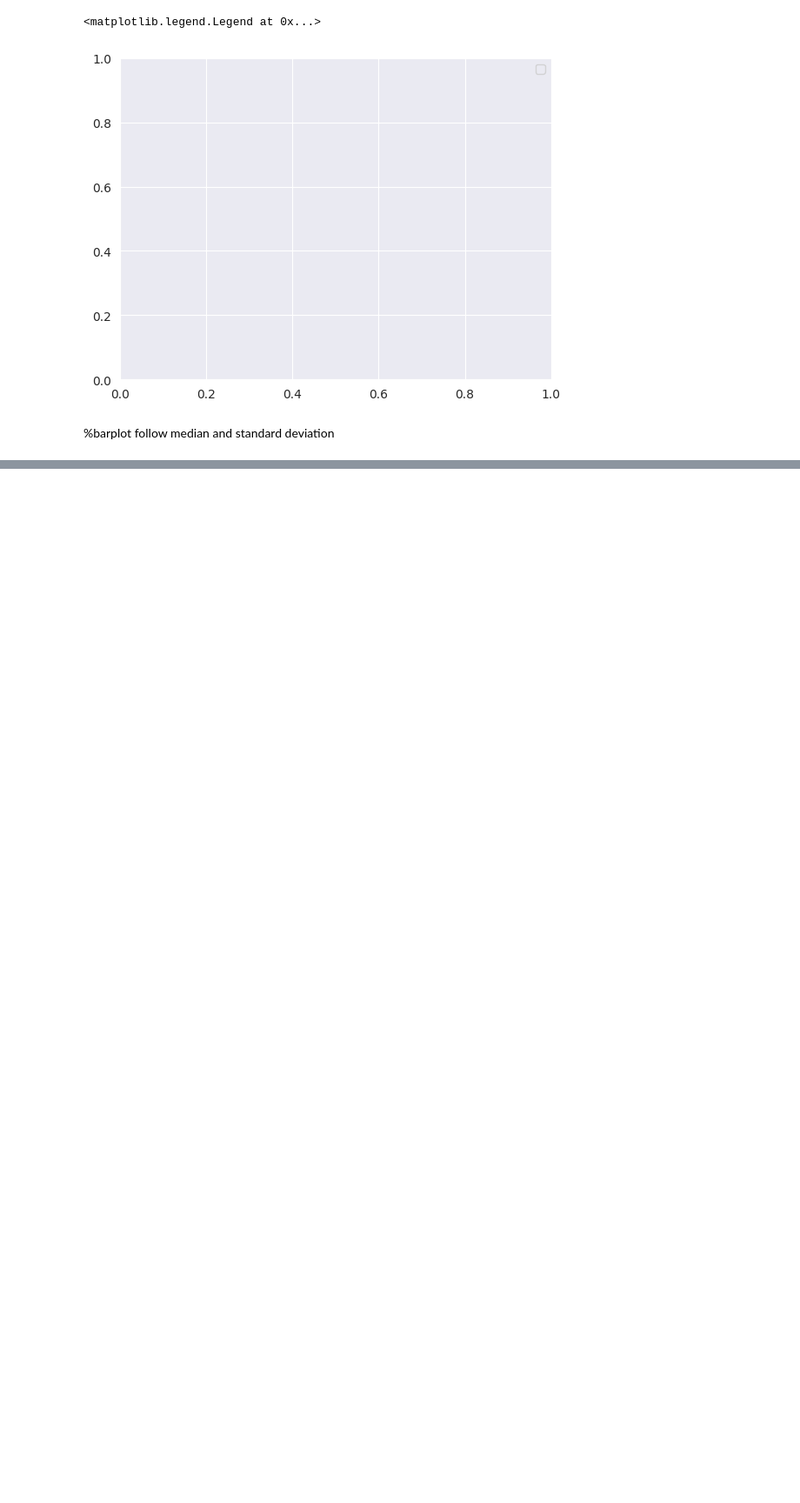
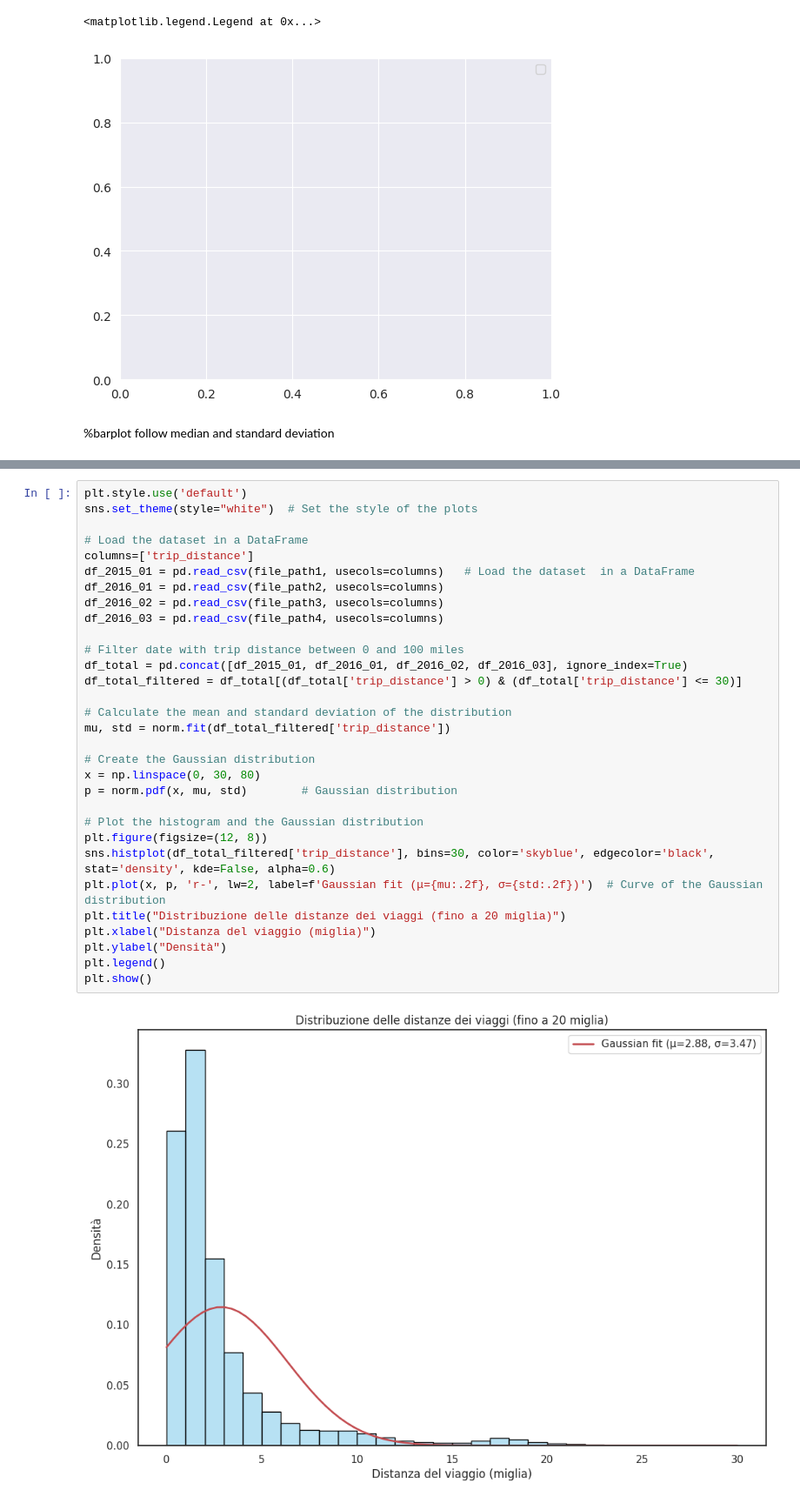
Before and after one commit to NicolaPicciafuoco/time-series-analysis, a Jupyter notebook: code/notebook.ipynb, the cells around one changed output, grey strips where cells are left out. Shown: that part at 87% size. Drawn from its saved outputs; the diff is of its cells as text; blank space fills up the shorter version.

Commit message:
Update analysis on trip distance

```diff
--- a/code/notebook.ipynb
+++ b/code/notebook.ipynb
@@ -231,0 +233,33 @@ plt.show()
+# %%
+plt.style.use('default')
+sns.set_theme(style="white")  # Set the style of the plots
+
+# Load the dataset in a DataFrame
+columns=['trip_distance']
+df_2015_01 = pd.read_csv(file_path1, usecols=columns)   # Load the dataset  in a DataFrame
+df_2016_01 = pd.read_csv(file_path2, usecols=columns)
+df_2016_02 = pd.read_csv(file_path3, usecols=columns)
+df_2016_03 = pd.read_csv(file_path4, usecols=columns)
+
+# Filter date with trip distance between 0 and 100 miles
+df_total = pd.concat([df_2015_01, df_2016_01, df_2016_02, df_2016_03], ignore_index=True)
+df_total_filtered = df_total[(df_total['trip_distance'] > 0) & (df_total['trip_distance'] <= 30)]
+
+# Calculate the mean and standard deviation of the distribution
+mu, std = norm.fit(df_total_filtered['trip_distance'])
+
+# Create the Gaussian distribution
+x = np.linspace(0, 30, 80)
+p = norm.pdf(x, mu, std)        # Gaussian distribution
+
+# Plot the histogram and the Gaussian distribution
+plt.figure(figsize=(12, 8))
+sns.histplot(df_total_filtered['trip_distance'], bins=30, color='skyblue', edgecolor='black', stat='density', kde=False, alpha=0.6)
+plt.plot(x, p, 'r-', lw=2, label=f'Gaussian fit (μ={mu:.2f}, σ={std:.2f})')  # Curve of the Gaussian distribution
+plt.title("Distribuzione delle distanze dei viaggi (fino a 20 miglia)")
+plt.xlabel("Distanza del viaggio (miglia)")
+plt.ylabel("Densità")
+plt.legend()
+plt.show()
+# %% [output]
+[figure, added]
```
Also changed, not shown: parts of 5 cells of this notebook.
